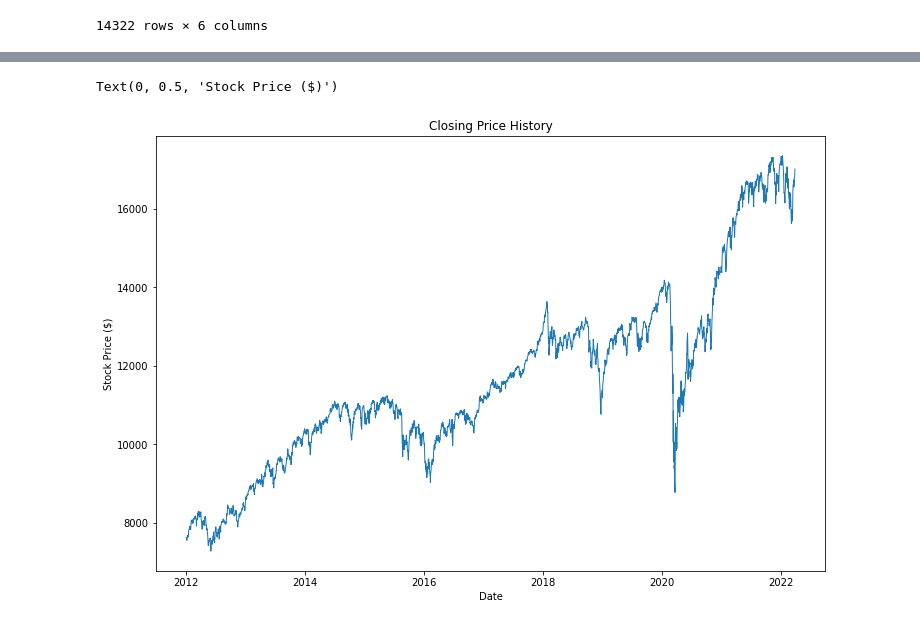
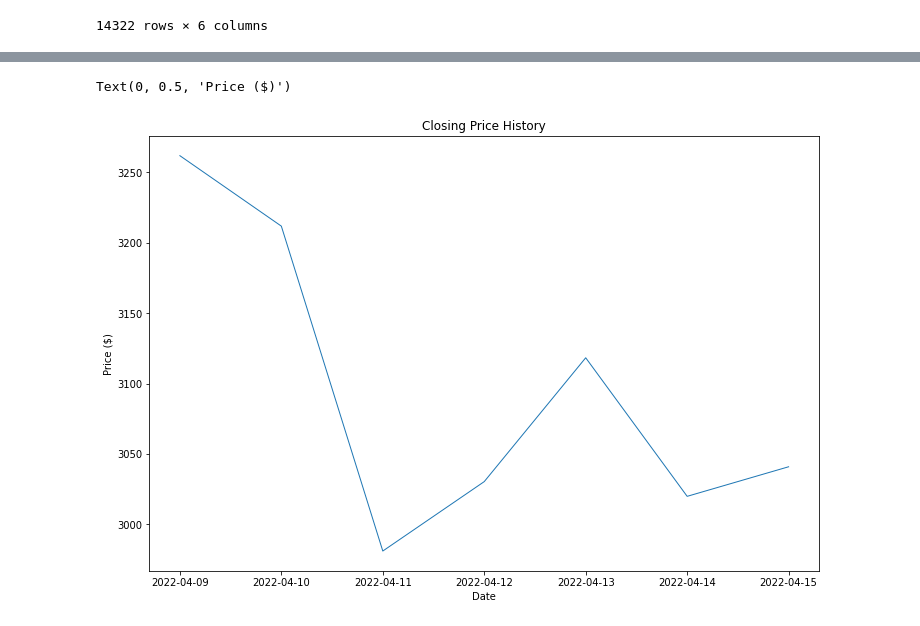
Before and after one commit to mohansameer1983/AI-Finance, a Jupyter notebook: Sentiment_Analysis_Ethereum_Price_Pridiction.ipynb, the cells around one changed output, grey strips where cells are left out. Cells and saved outputs as stored; diff of their text form; code cells hidden in the pictures.

```diff
--- a/Sentiment_Analysis_Ethereum_Price_Pridiction.ipynb
+++ b/Sentiment_Analysis_Ethereum_Price_Pridiction.ipynb
@@ -334,0 +349,14 @@ df_stock
+# %%
+# Get Adjusted Close price for different stocks from Yahoo Finance
+def getQuotes(securities, start_date, end_date, quote_type, interval):
+  quotes_df = yf.download(securities,
+                      start=start_date,
+                      end=end_date,
+                      time_interval=interval)[quote_type]
+  return quotes_df
+
+# List of Stocks
+STOCKS_LIST = ['ETH-USD']
+daily_quote_ser = getQuotes(STOCKS_LIST, '2022-04-09', '2022-04-15', 'Adj Close', 'monthly')
+daily_quote_df = pd.DataFrame(daily_quote_ser)
+daily_quote_df
@@ -335,9 +374,9 @@ df_stock
 # %%
 plt.figure(figsize=(12,8))
 plt.title('Closing Price History')
-plt.plot(df_stock['Close'], lw=1)
+plt.plot(daily_quote_df['Adj Close'], lw=1)
 plt.xlabel('Date')
-plt.ylabel('Stock Price ($)')
+plt.ylabel('Price ($)')
 # %% [output]
-Text(0, 0.5, 'Stock Price ($)')
+Text(0, 0.5, 'Price ($)')
-[figure, old version]
+[figure, new version]
```
Also changed, not shown: parts of 43 cells of this notebook.
